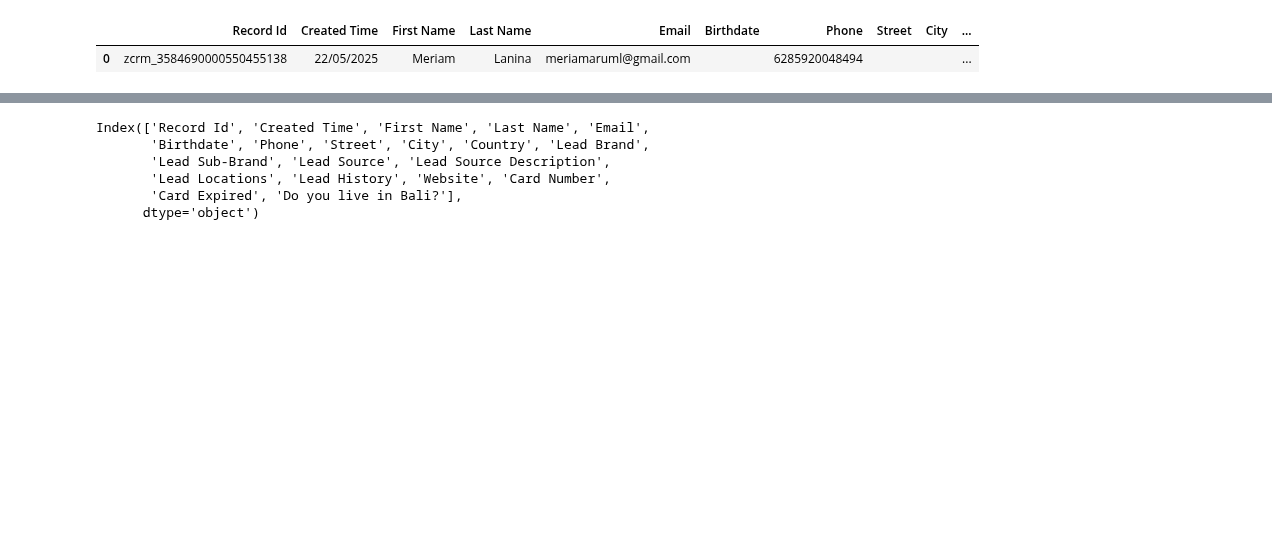
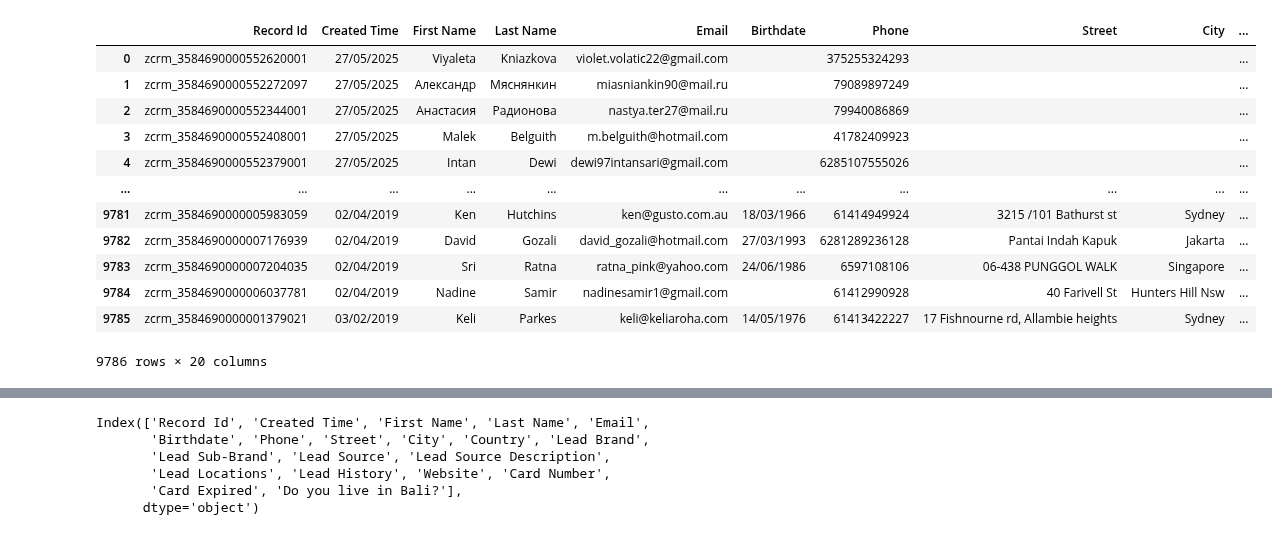
Before and after one commit to fajarfat1195/python.github.io, a Jupyter notebook: zoho_data_app/zoho_api/sync_module/kbb_vip_live_sync.ipynb, the cells around one changed output, grey strips where cells are left out. Saved outputs shown, nothing was run; the diff lists cells and outputs as text; code cells hidden in the pictures; blank space fills up the shorter version.

```diff
--- a/zoho_data_app/zoho_api/sync_module/kbb_vip_live_sync.ipynb
+++ b/zoho_data_app/zoho_api/sync_module/kbb_vip_live_sync.ipynb
@@ -264,9 +263,24 @@ rename_mapping = dict(zip(cols, live_cols))
 df_update = df_update.rename(columns=rename_mapping)
 df_update.reset_index(drop=True, inplace=True)
 df_update
+
+count_df_update = df_update.shape[0]
-# %% [output]
-|  | Record Id | Created Time | First Name | Last Name | Email | Birthdate | Phone | Street | City | ... |
-| 0 | zcrm_3584690000550455138 | 22/05/2025 | Meriam | Lanina | meriamaruml@gmail.com |  | 6285920048494 |  |  | ... |
+# %%
+df_live
+# %% [output]
+|  | Record Id | Created Time | First Name | Last Name | Email | Birthdate | Phone | Street | City | ... |
+| 0 | zcrm_3584690000552620001 | 27/05/2025 | Viyaleta | Kniazkova | violet.volatic22@gmail.com |  | 375255324293 |  |  | ... |
+| 1 | zcrm_3584690000552272097 | 27/05/2025 | Александр | Мяснянкин | miasniankin90@mail.ru |  | 79089897249 |  |  | ... |
+| 2 | zcrm_3584690000552344001 | 27/05/2025 | Анастасия | Радионова | nastya.ter27@mail.ru |  | 79940086869 |  |  | ... |
+| 3 | zcrm_3584690000552408001 | 27/05/2025 | Malek | Belguith | m.belguith@hotmail.com |  | 41782409923 |  |  | ... |
+| 4 | zcrm_3584690000552379001 | 27/05/2025 | Intan | Dewi | dewi97intansari@gmail.com |  | 6285107555026 |  |  | ... |
+| ... | ... | ... | ... | ... | ... | ... | ... | ... | ... | ... |
+| 9781 | zcrm_3584690000005983059 | 02/04/2019 | Ken | Hutchins | ken@gusto.com.au | 18/03/1966 | 61414949924 | 3215 /101 Bathurst st | Sydney | ... |
+| 9782 | zcrm_3584690000007176939 | 02/04/2019 | David | Gozali | david_gozali@hotmail.com | 27/03/1993 | 6281289236128 | Pantai Indah Kapuk | Jakarta | ... |
+| 9783 | zcrm_3584690000007204035 | 02/04/2019 | Sri | Ratna | ratna_pink@yahoo.com | 24/06/1986 | 6597108106 | 06-438 PUNGGOL WALK | Singapore | ... |
+| 9784 | zcrm_3584690000006037781 | 02/04/2019 | Nadine | Samir | nadinesamir1@gmail.com |  | 61412990928 | 40 Farivell St | Hunters Hill Nsw | ... |
+| 9785 | zcrm_3584690000001379021 | 03/02/2019 | Keli | Parkes | keli@keliaroha.com | 14/05/1976 | 61413422227 | 17 Fishnourne rd, Allambie heights | Sydney | ... |
+9786 rows × 20 columns
 # %%
 # Concatenate DataFrames
 df_final = pd.concat([df_update, df_live], ignore_index=True)
```
Also changed, not shown: parts of 9 cells of this notebook, 6 other files.
